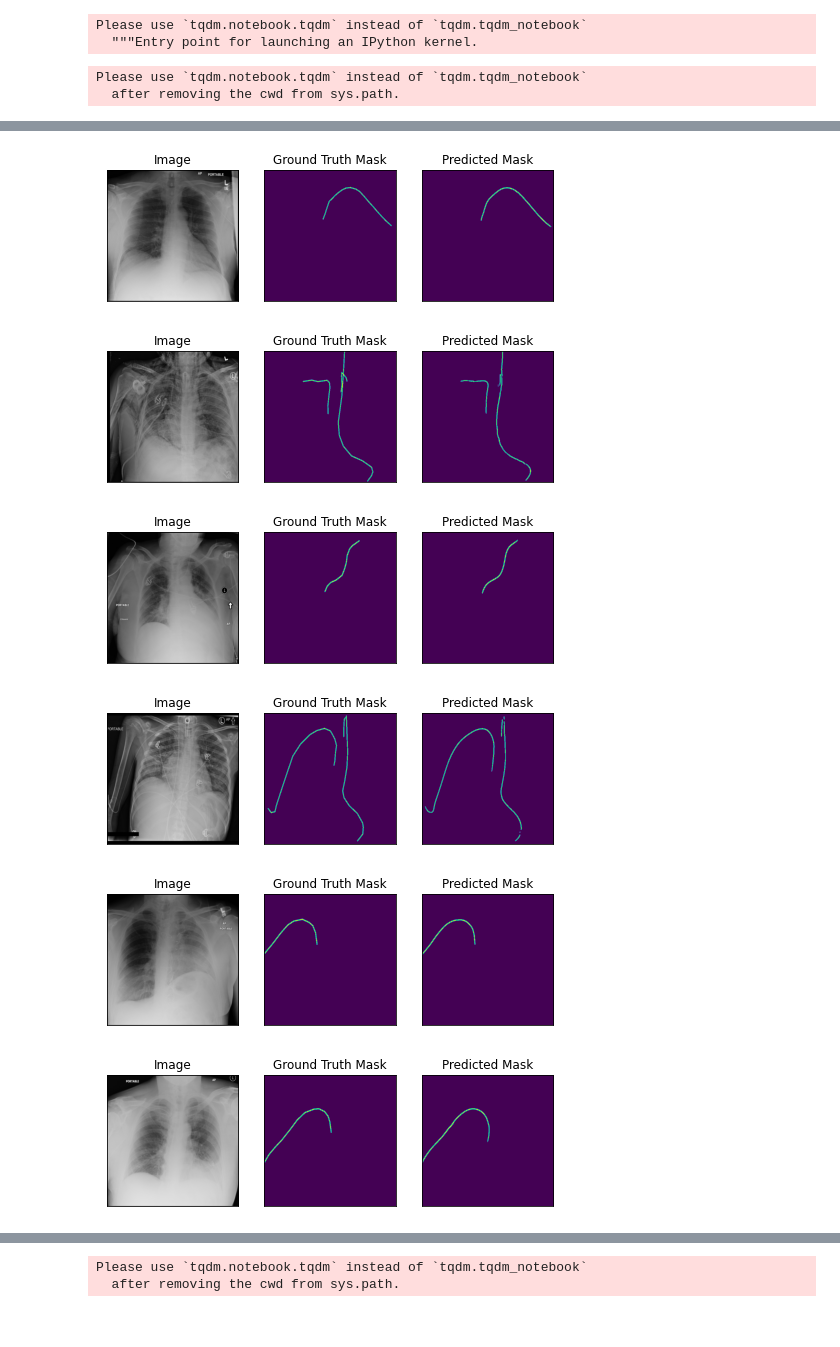
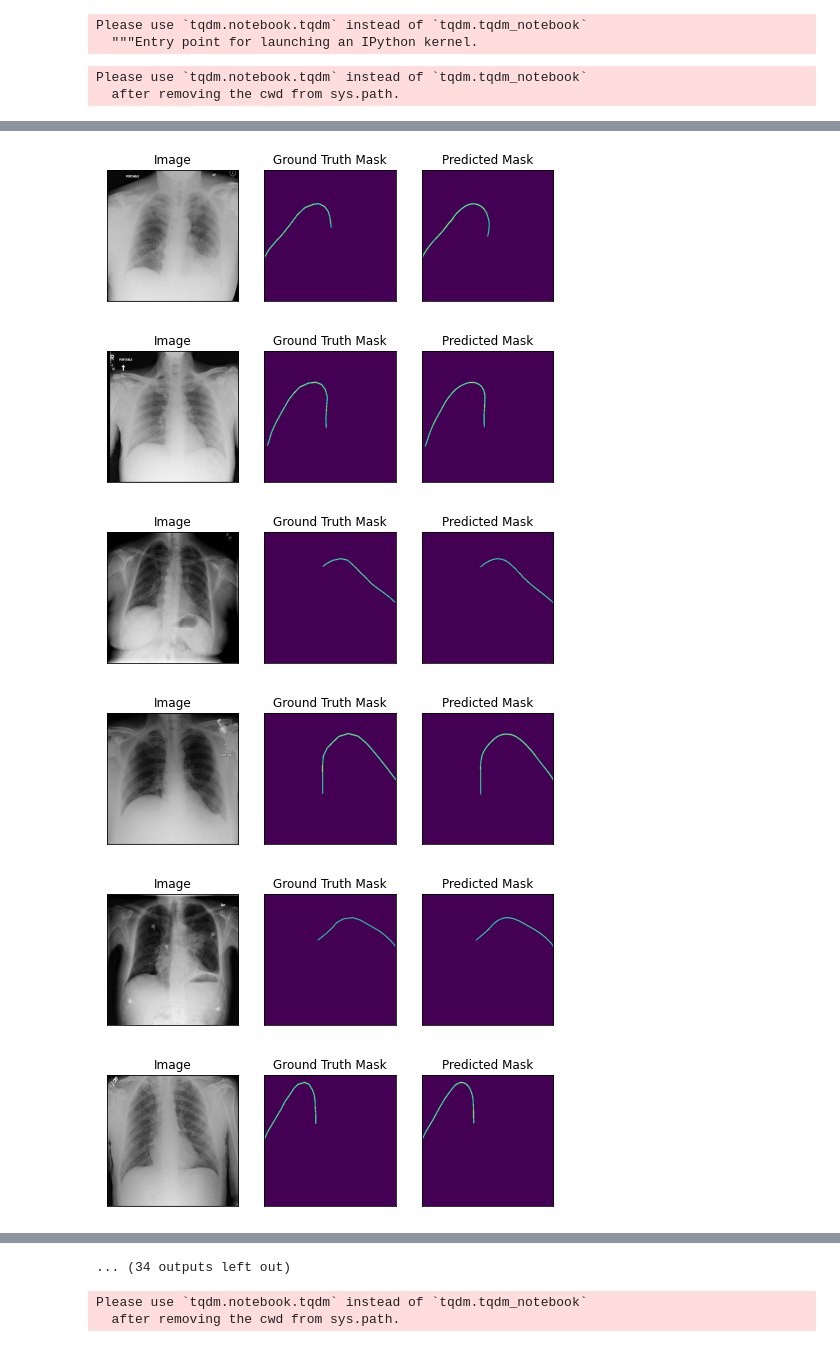
Before and after one commit to aryalmilan/Catheter-Detection-and-classification, a Jupyter notebook: Xray.ipynb, the cells around one changed output, grey strips where cells are left out. Saved outputs shown, nothing was run; the diff lists cells and outputs as text; code cells hidden in the pictures.

Commit message:
new masks

```diff
--- a/Xray.ipynb
+++ b/Xray.ipynb
@@ -362,8 +358,8 @@ Please use `tqdm.notebook.tqdm` instead of `tqdm.tqdm_notebook`
 dataset_valid = RANZCRDataset(train_files, 'valid', transform=transforms_val)
 sig = nn.Sigmoid()
 with torch.no_grad():
-    for i,j in tqdm(enumerate(train_files[50:60])):
-        image, gt_mask = dataset_valid[i]
+    for i,j in tqdm(enumerate(train_files[5:50])):
+        image, gt_mask = dataset_valid[i+5]
         x_tensor = image.to(device).unsqueeze(0)
         pr_mask = model(x_tensor)
         pr_mask = pr_mask.squeeze().cpu()#.round()
@@ -382,6 +378,6 @@ Please use `tqdm.notebook.tqdm` instead of `tqdm.tqdm_notebook`
-[figure, old version]
+[figure, new version]
-[figure, old version]
+[figure, new version]
-[figure, old version]
+[figure, new version]
-[figure, old version]
+[figure, new version]
-[figure, old version]
+[figure, new version]
-[figure, old version]
+[figure, new version]
@@ -390,3 +387,4 @@ Please use `tqdm.notebook.tqdm` instead of `tqdm.tqdm_notebook`
+... (34 outputs left out)
 # %%
 dataset_valid = RANZCRDataset(train_files, 'valid', transform=transforms_val)
 sig = nn.Sigmoid()
```
Also changed, not shown: parts of 8 cells of this notebook.
